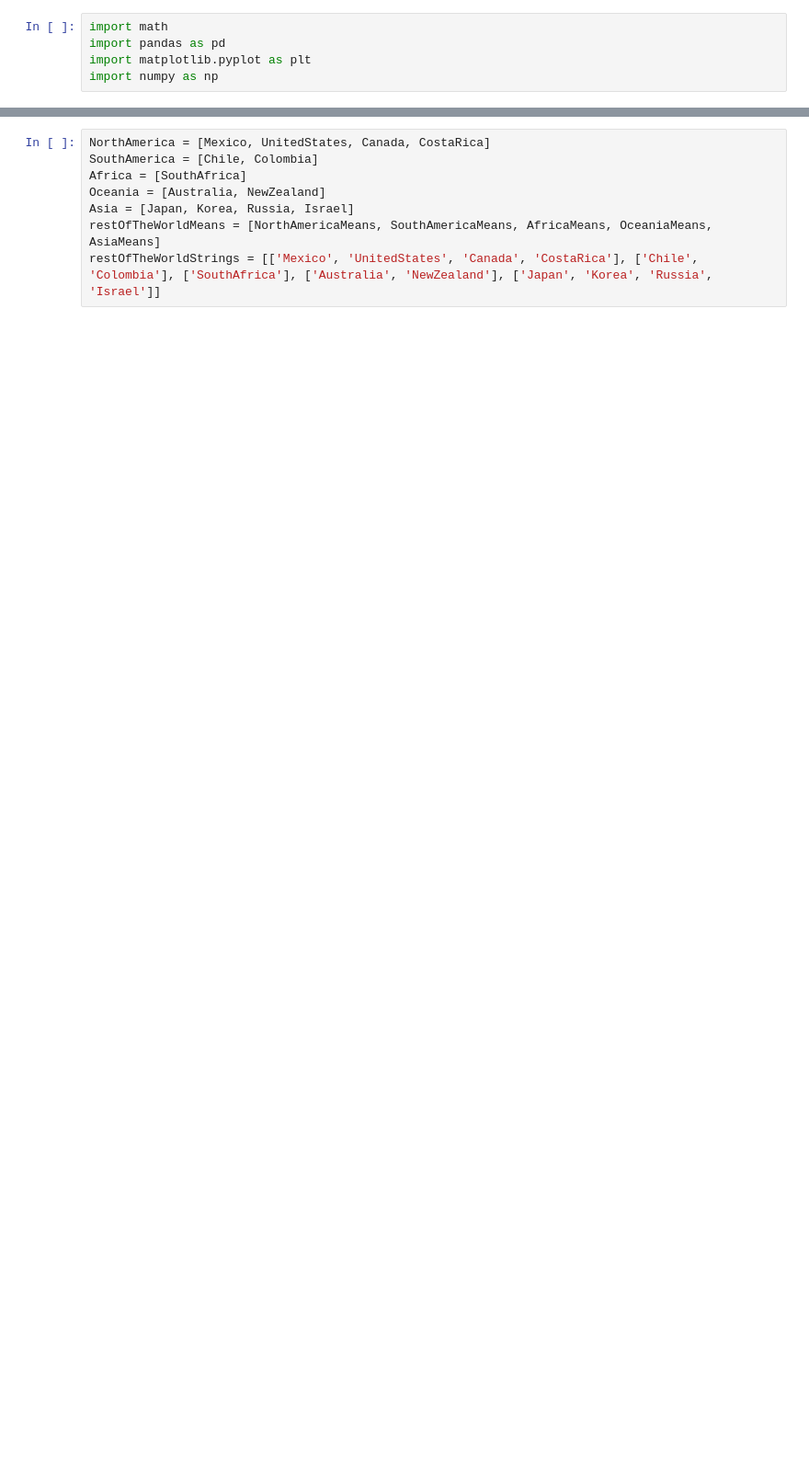
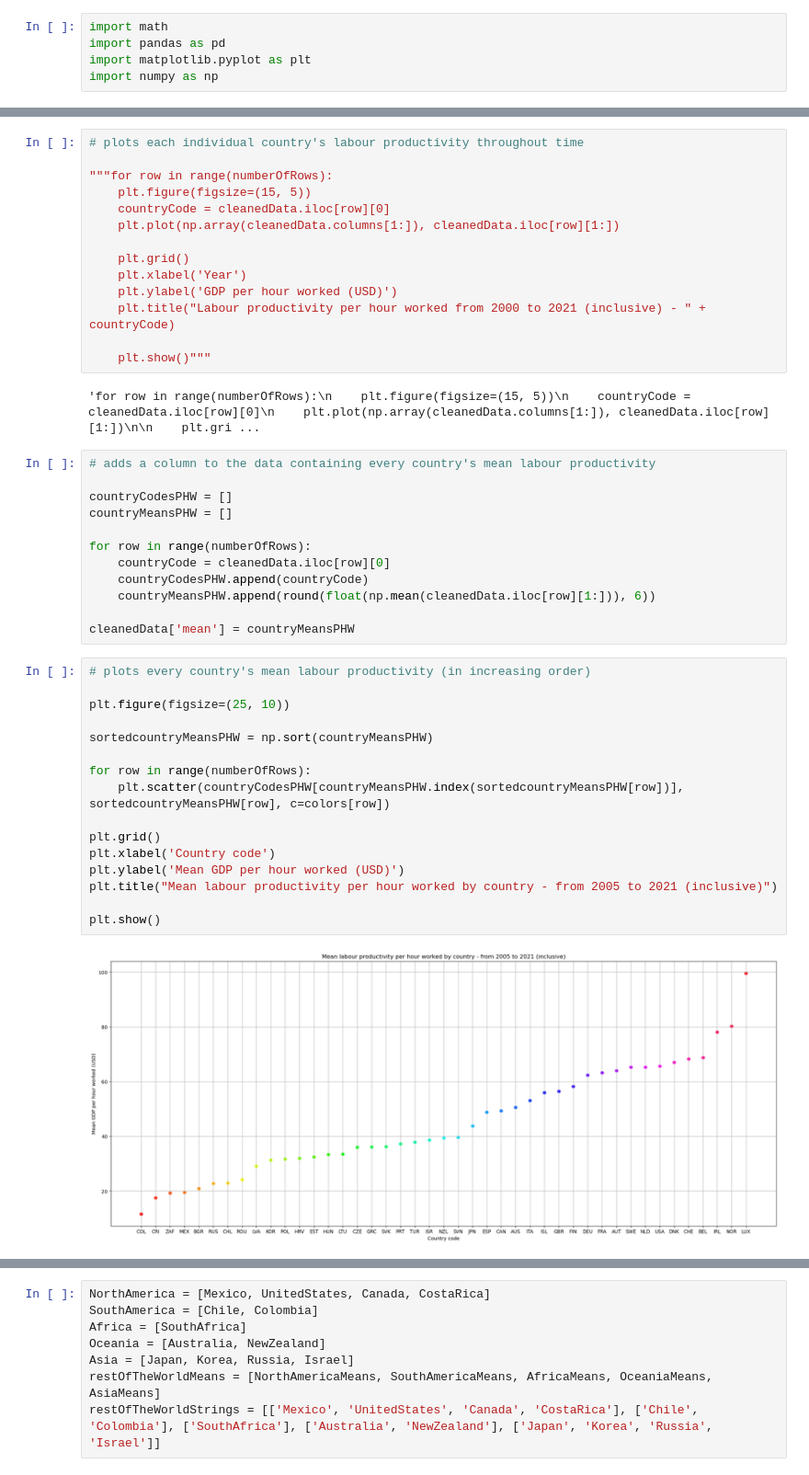
Before and after one commit to JoanneLin168/ADS-European-Productivity, a Jupyter notebook: Notebooks/gdpDataset.ipynb, the cells around one changed output, grey strips where cells are left out. Shown at 92% size. Drawn from its saved outputs; the diff is of its cells as text; blank space fills up the shorter version.

```diff
--- a/Notebooks/gdpDataset.ipynb
+++ b/Notebooks/gdpDataset.ipynb
@@ -503,0 +106,46 @@ plt.show()
+# %%
+# plots each individual country's labour productivity throughout time
+
+"""for row in range(numberOfRows):
+    plt.figure(figsize=(15, 5))
+    countryCode = cleanedData.iloc[row][0]
+    plt.plot(np.array(cleanedData.columns[1:]), cleanedData.iloc[row][1:])
+
+    plt.grid()
+    plt.xlabel('Year')
+    plt.ylabel('GDP per hour worked (USD)')
+    plt.title("Labour productivity per hour worked from 2000 to 2021 (inclusive) - " + countryCode)
+
+    plt.show()"""
+# %% [output]
+'for row in range(numberOfRows):\n    plt.figure(figsize=(15, 5))\n    countryCode = cleanedData.iloc[row][0]\n    plt.plot(np.array(cleanedData.columns[1:]), cleanedData.iloc[row][1:])\n\n    plt.gri ...
+# %%
+# adds a column to the data containing every country's mean labour productivity
+
+countryCodesPHW = []
+countryMeansPHW = []
+
+for row in range(numberOfRows):
+    countryCode = cleanedData.iloc[row][0]
+    countryCodesPHW.append(countryCode)
+    countryMeansPHW.append(round(float(np.mean(cleanedData.iloc[row][1:])), 6))
+
+cleanedData['mean'] = countryMeansPHW
+# %%
+# plots every country's mean labour productivity (in increasing order)
+
+plt.figure(figsize=(25, 10))
+
+sortedcountryMeansPHW = np.sort(countryMeansPHW)
+
+for row in range(numberOfRows):
+    plt.scatter(countryCodesPHW[countryMeansPHW.index(sortedcountryMeansPHW[row])], sortedcountryMeansPHW[row], c=colors[row])
+
+plt.grid()
+plt.xlabel('Country code')
+plt.ylabel('Mean GDP per hour worked (USD)')
+plt.title("Mean labour productivity per hour worked by country - from 2005 to 2021 (inclusive)")
+
+plt.show()
+# %% [output]
+[figure, added]
```
Also changed, not shown: parts of 50 cells of this notebook, 7 other files.
